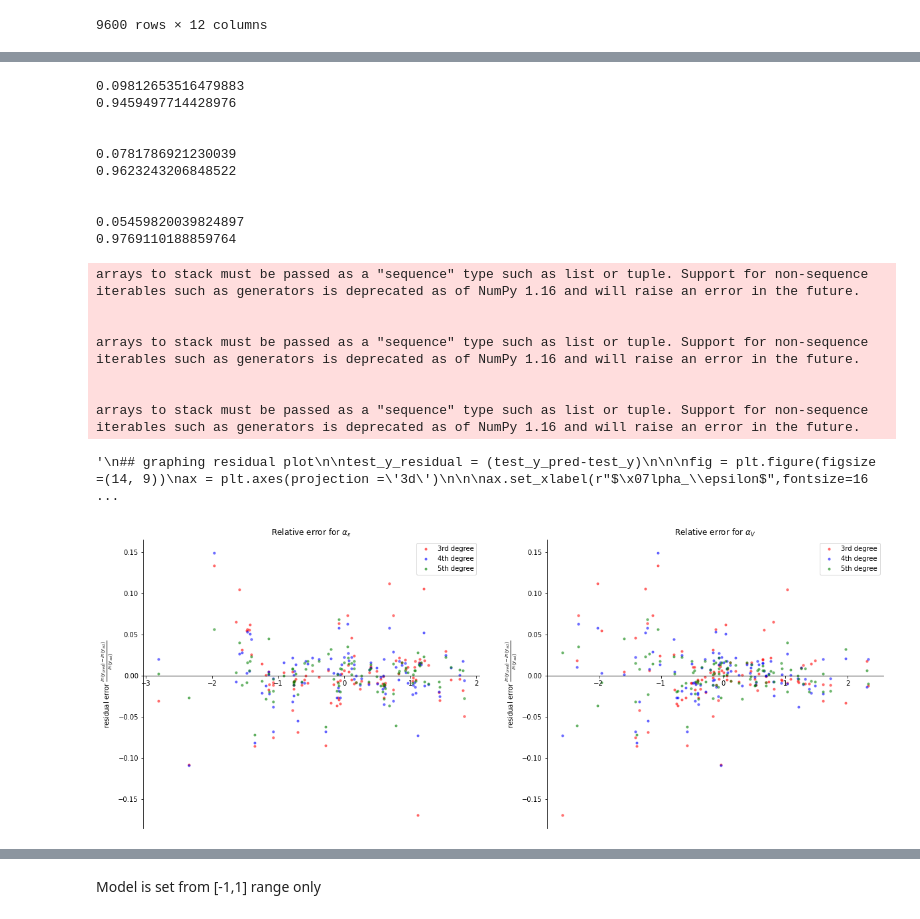
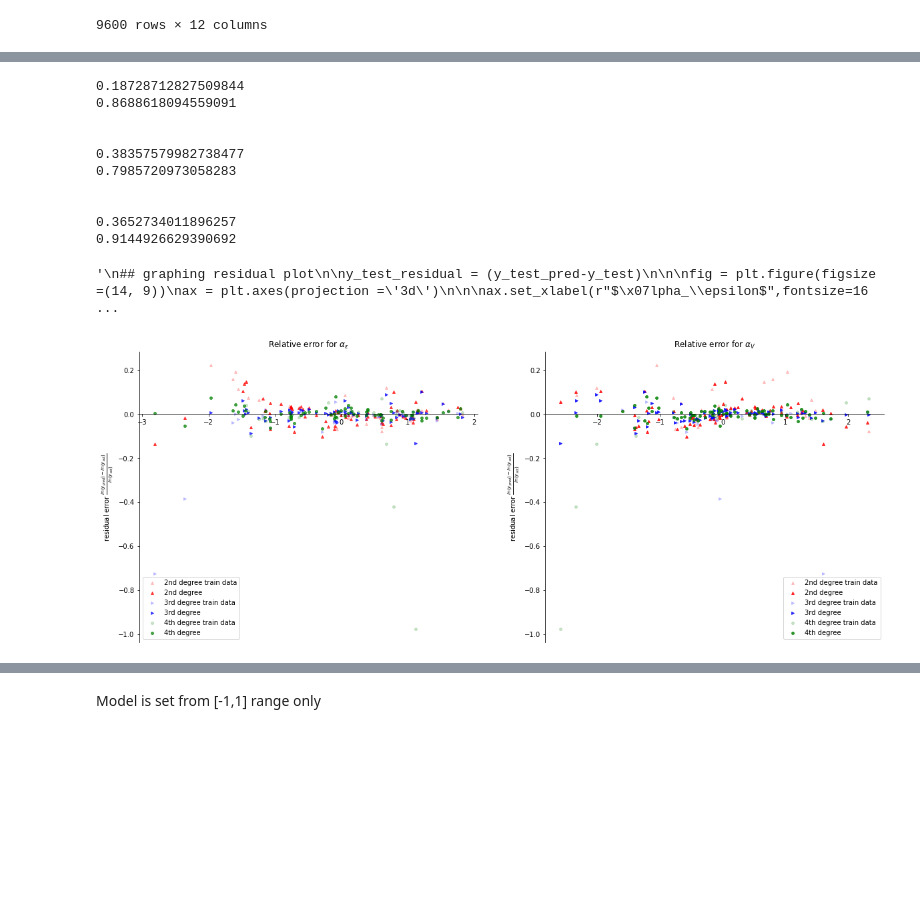
Before and after one commit to mtareqsoliman/msthesis, a Jupyter notebook: 100ML_10282022.ipynb, the cells around one changed output, grey strips where cells are left out. Saved outputs shown, nothing was run; the diff lists cells and outputs as text; code cells hidden in the pictures; blank space fills up the shorter version.

```diff
--- a/100ML_10282022.ipynb
+++ b/100ML_10282022.ipynb
@@ -34,13 +46,11 @@ mean = ln(
 # %%
 
 NLTHA100 = pd.read_excel('https://github.com/mtareqsoliman/msthesis/blob/main/Results/100NLTHA_FINAL.xlsx?raw=true')
-ecu_100,Vult_100 = np.array(NLTHA100[['ecu']]),np.array(NLTHA100[['Vult']])
+                          # ln(x)                                mean(ln(x))                                  stdev(ln(x))
+ecu_100_alpha = norm.cdf(np.log(-np.array(NLTHA100[['ecu']])), np.log(-np.array(NLTHA100[['ecu']])).mean(), np.log(-np.array(NLTHA100[['ecu']])).std())
+Vult_100_alpha = norm.cdf(np.log(np.array(NLTHA100[['Vult']])), np.log(np.array(NLTHA100[['Vult']])).mean(), np.log(np.array(NLTHA100[['Vult']])).std())
 
-ecu_100_alpha = norm.cdf(np.log(-ecu_100), np.log(-ecu_100).mean(), np.log(-ecu_100).std())
-Vult_100_alpha = norm.cdf(np.log(Vult_100), np.log(Vult_100).mean(), np.log(Vult_100).std())
-ecu_100_alpha = norm.ppf(ecu_100_alpha,0,1)
-
-Vult_100_alpha = norm.ppf(Vult_100_alpha,0,1)
+ecu_100_alpha, Vult_100_alpha = norm.ppf(ecu_100_alpha,0,1) , norm.ppf(Vult_100_alpha,0,1)
 
 NLTHA100.insert(2,'ecu_alpha',ecu_100_alpha)
 NLTHA100.insert(3,'Vult_alpha',Vult_100_alpha)
@@ -293,29 +272,31 @@ fig.show()
 ## preparing data
 
 fig,ax = plt.subplots(1,2,figsize=(20,8))
-for i,clr,dgr in zip(['3rd degree','4th degree','5th degree'],['red','blue','green'],[3,4,5]):
+
+for lbl,clr,dgr,mrkr in zip(['2nd degree','3rd degree','4th degree'],['red','blue','green'],[2,3,4],['^','>','o']):
+    X_train, X_test, y_train, y_test = train_test_split(x_values, y_values, train_size=0.7, test_size=0.3)
+
     poly_model = PolynomialFeatures(degree=dgr)
 
-    poly_x_values = poly_model.fit_transform(x_values)
-    # should be in the form [1, a, b, a^2, ab, b^2]
-    poly_model.fit(poly_x_values, y_values)
+    poly_x_train = poly_model.fit_transform(X_train)
+    poly_x_test = poly_model.fit_transform(X_test)
+    #[1, a, b, a^2, ab, b^2]
+    poly_model.fit(poly_x_train, y_train)
     regression_model = LinearRegression()
-    regression_model.fit(poly_x_values, y_values)
-    y_pred = regression_model.predict(poly_x_values)
+    regression_model.fit(poly_x_train, y_train)
+    y_train_pred = regression_model.predict(poly_x_train)
+    y_pred = regression_model.predict(poly_x_test)
     #p00,p10,p01,p20,p11,p02 = regression_model.coef_.T
-    MSE = mean_squared_error(y_values, y_pred, squared=False)
+    MSE = mean_squared_error(y_test, y_pred, squared=False)
     print(MSE)
 
-
-    test_x = np.column_stack(map(list,zip(*NLTHA100_pivot.index.values)))
-    test_y = np.log(theta_100_list)
-    test_poly_x =  poly_model.fit_transform(test_x)
-    test_y_pred = regression_model.predict(test_poly_x)
-    r2 = r2_score(np.exp(test_y), np.exp(test_y_pred))
-    test_y_residual = (test_y_pred-test_y)/test_y
+    r2 = r2_score(np.exp(y_test), np.exp(y_pred))
+    y_test_residual = (y_pred-y_test)/y_test
+    y_train_residual = (y_train_pred-y_train)/y_train
 
     print(r2)
-    ax[0].scatter(test_x[:,0],test_y_residual,color=clr,s=10,label=i,alpha=0.5)
+    ax[0].scatter(X_test[:,0],y_test_residual,color=clr,s=15,label=lbl+' (train data)',alpha=0.2,marker=mrkr)
+    ax[0].scatter(X_train[:,0],y_train_residual,color=clr,s=15,label=lbl,alpha=0.7,marker=mrkr)
     ax[0].spines['bottom'].set_position('zero')
     ax[0].spines['right'].set_color('none')
     ax[0].spines['top'].set_color('none')
@@ -323,51 +304,45 @@ for i,clr,dgr in zip(['3rd degree','4th degree','5th degree'],['red','blue','gre
     ax[0].set_ylabel(r"residual error $\frac{ln(y_{pred})-ln(y_{act})}{ln(y_{act})}$")
     ax[0].legend()
 
-    ax[1].scatter(test_x[:,1],test_y_residual,color=clr,s=10,label=i,alpha=0.5)
+    ax[1].scatter(X_test[:,1],y_test_residual,color=clr,s=15,label=lbl+' (train data)',alpha=0.2,marker=mrkr)
+    ax[1].scatter(X_train[:,1],y_train_residual,color=clr,s=15,label=lbl,alpha=0.8,marker=mrkr)
     ax[1].spines['bottom'].set_position('zero')
     ax[1].spines['right'].set_color('none')
     ax[1].spines['top'].set_color('none')
     ax[1].set_title(r"Relative error for $\alpha_V$")
     ax[1].set_ylabel(r"residual error $\frac{ln(y_{pred})-ln(y_{act})}{ln(y_{act})}$")
     ax[1].legend()
 
 
     print('\n')
 '''
 ## graphing residual plot
 
-test_y_residual = (test_y_pred-test_y)
+y_test_residual = (y_test_pred-y_test)
 
 
 fig = plt.figure(figsize =(14, 9))
 ax = plt.axes(projection ='3d')
 
 
 ax.set_xlabel(r"$\alpha_\epsilon$",fontsize=16)
 ax.set_ylabel(r"$\alpha_v$",fontsize=16)
 ax.set_zlabel(r"$\theta$ residual (cm/sec)",fontsize=14)
 ax.set_zlim(-1,1)
 
 ax.scatter(x_values[:,0], x_values[:,1], (y_pred-y_values)/y_values,color='black',marker='.',alpha=1,s=70)
-ax.scatter(test_x[:,0], test_x[:,1], test_y_residual/test_y,color='black',marker='.',alpha=0.25,s=70)
+ax.scatter(test_x[:,0], test_x[:,1], y_test_residual/y_test,color='black',marker='.',alpha=0.25,s=70)
 '''
 # %% [output]
-0.09812653516479883
-0.9459497714428976
+0.18728712827509844
+0.8688618094559091
 
 
-0.0781786921230039
-0.9623243206848522
+0.38357579982738477
+0.7985720973058283
 
 
-0.05459820039824897
-0.9769110188859764
+0.3652734011896257
+0.9144926629390692
-arrays to stack must be passed as a "sequence" type such as list or tuple. Support for non-sequence iterables such as generators is deprecated as of NumPy 1.16 and will raise an error in the future.
-
-
-arrays to stack must be passed as a "sequence" type such as list or tuple. Support for non-sequence iterables such as generators is deprecated as of NumPy 1.16 and will raise an error in the future.
-
-
-arrays to stack must be passed as a "sequence" type such as list or tuple. Support for non-sequence iterables such as generators is deprecated as of NumPy 1.16 and will raise an error in the future.
+'\n## graphing residual plot\n\ny_test_residual = (y_test_pred-y_test)\n\n\nfig = plt.figure(figsize =(14, 9))\nax = plt.axes(projection =\'3d\')\n\n\nax.set_xlabel(r"$\x07lpha_\\epsilon$",fontsize=16 ...
-'\n## graphing residual plot\n\ntest_y_residual = (test_y_pred-test_y)\n\n\nfig = plt.figure(figsize =(14, 9))\nax = plt.axes(projection =\'3d\')\n\n\nax.set_xlabel(r"$\x07lpha_\\epsilon$",fontsize=16 ...
-[figure, old version]
+[figure, new version]
```
Also changed, not shown: parts of 11 cells of this notebook.
